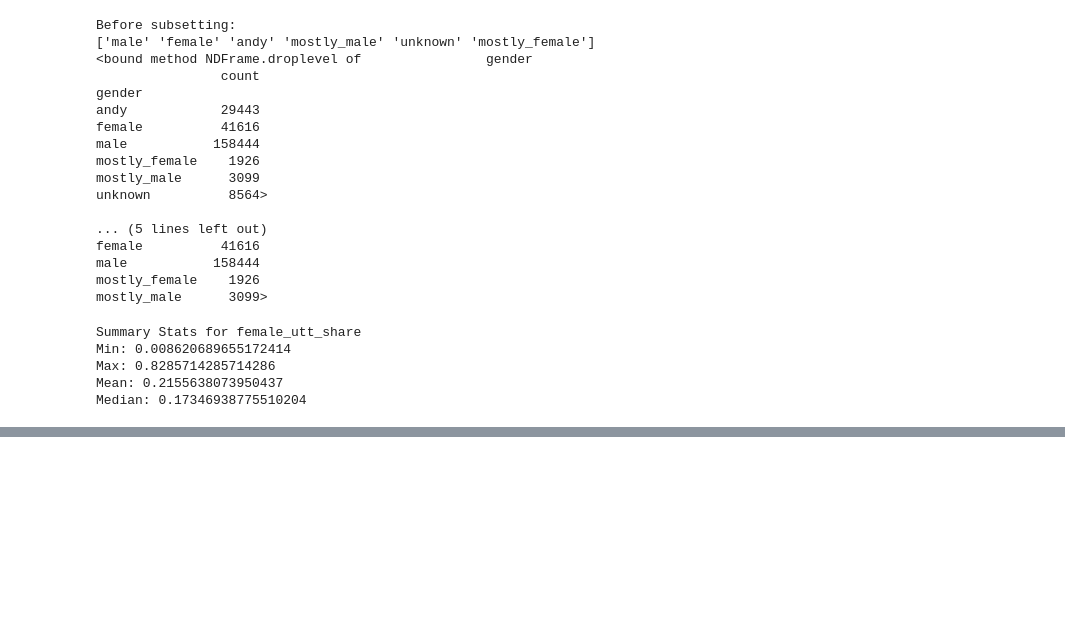
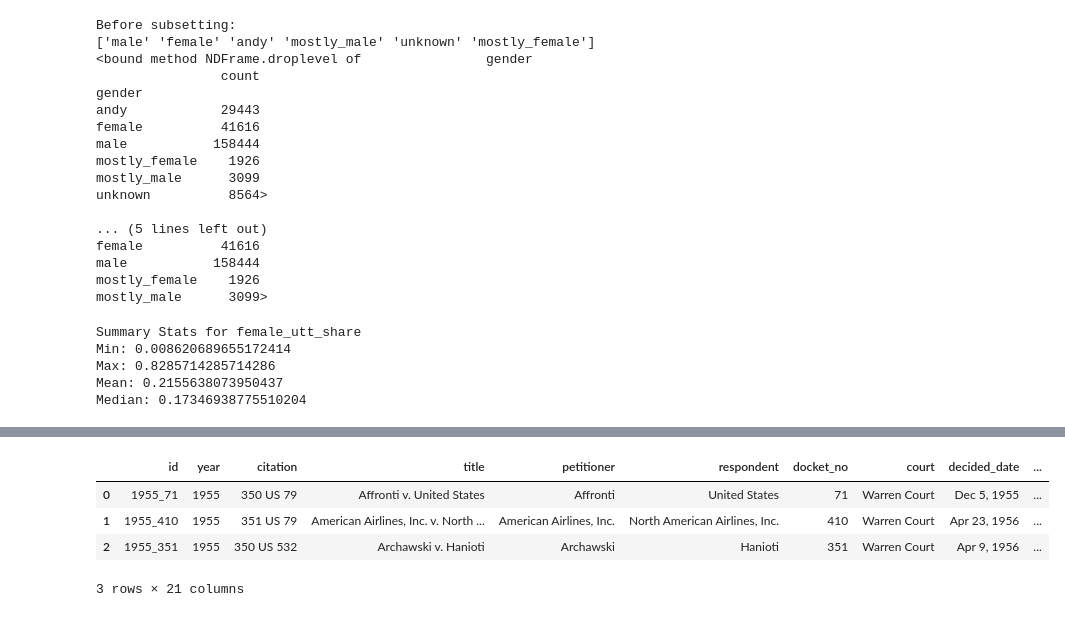
Before and after one commit to baueramari/team-supreme, a Jupyter notebook: explore_fv.ipynb, the cells around one changed output, grey strips where cells are left out. Drawn from its saved outputs; the diff is of its cells as text; code cells hidden in the pictures; blank space fills up the shorter version.

```diff
--- a/explore_fv.ipynb
+++ b/explore_fv.ipynb
@@ -80,0 +112,8 @@ Median: 0.17346938775510204
+# %%
+cases.head(3)
+# %% [output]
+|  | id | year | citation | title | petitioner | respondent | docket_no | court | decided_date | ... |
+| 0 | 1955_71 | 1955 | 350 US 79 | Affronti v. United States | Affronti | United States | 71 | Warren Court | Dec 5, 1955 | ... |
+| 1 | 1955_410 | 1955 | 351 US 79 | American Airlines, Inc. v. North ... | American Airlines, Inc. | North American Airlines, Inc. | 410 | Warren Court | Apr 23, 1956 | ... |
+| 2 | 1955_351 | 1955 | 350 US 532 | Archawski v. Hanioti | Archawski | Hanioti | 351 | Warren Court | Apr 9, 1956 | ... |
+3 rows × 21 columns
```
Also changed, not shown: parts of 3 cells of this notebook.
